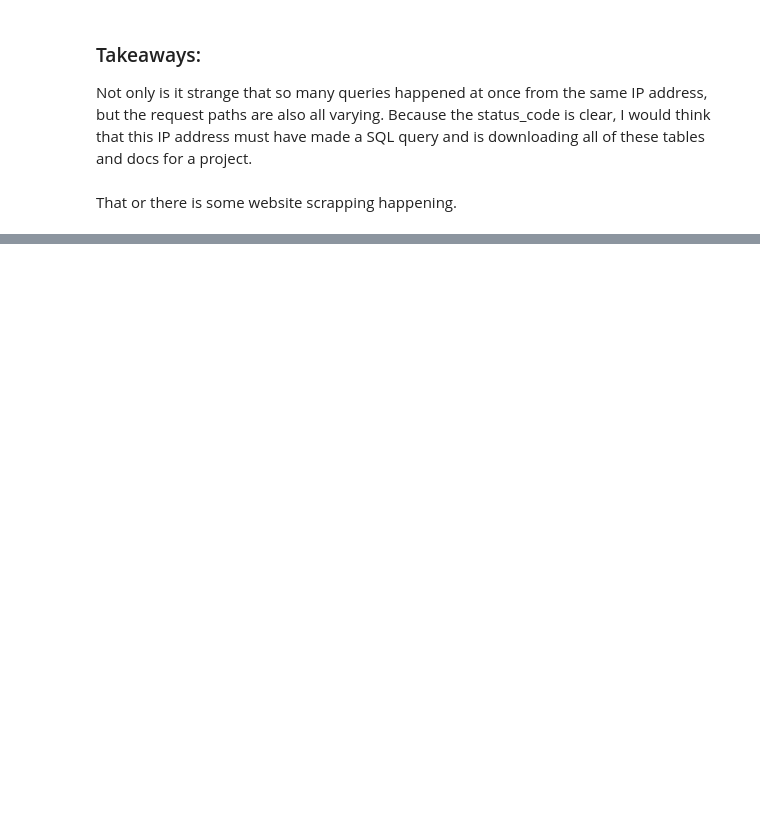
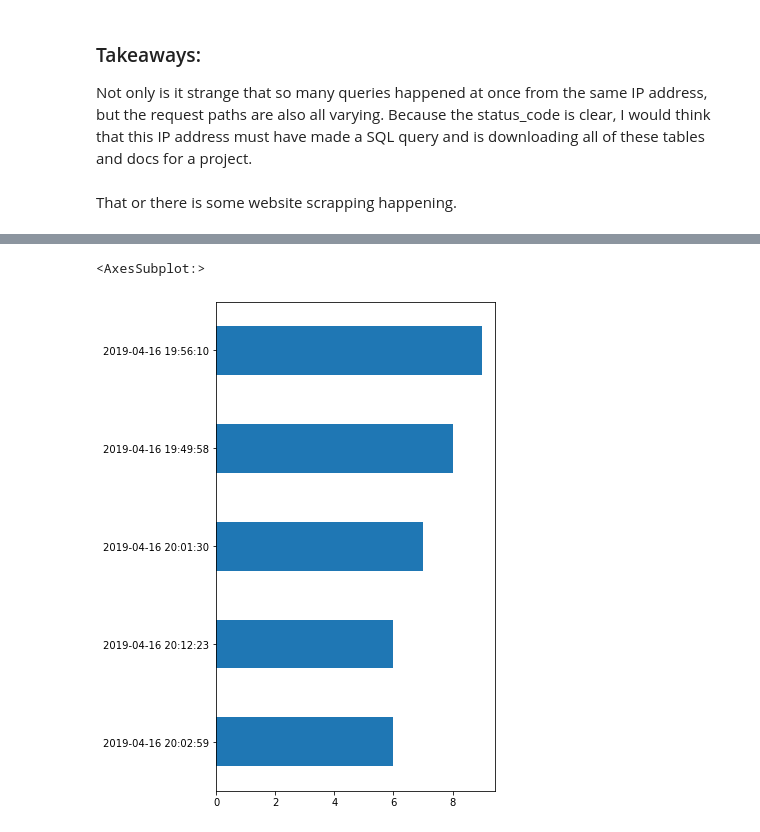
Before and after one commit to jeneyring/anomaly-detection-exercises, a Jupyter notebook: discrete_anomaly_detection.ipynb, the cells around one changed output, grey strips where cells are left out. Saved outputs shown, nothing was run; the diff lists cells and outputs as text; code cells hidden in the pictures; blank space fills up the shorter version.

```diff
--- a/discrete_anomaly_detection.ipynb
+++ b/discrete_anomaly_detection.ipynb
@@ -200,3 +204,6 @@ df[df.index == '2019-04-16 20:02:59']
 | 2019-04-16 20:02:59 | 97.105.19.58 | GET | /api/v1/sales?page=139 | HTTP/1.1 | 200 | 513236 | python-requests/2.20.1 | 0.489460 |
 | 2019-04-16 20:02:59 | 97.105.19.58 | GET | /api/v1/sales?page=99 | HTTP/1.1 | 200 | 512312 | python-requests/2.21.0 | 0.488579 |
 | 2019-04-16 20:02:59 | 97.105.19.58 | GET | / | HTTP/1.1 | 200 | 42 | python-requests/2.21.0 | 0.000040 |
+# %%
+ts_df = value_counts_and_frequencies(df.index)
+ts_df.head()
@@ -202,0 +217,5 @@ df[df.index == '2019-04-16 20:02:59']
+# %%
+ts_df['count'].sort_values().tail(5).plot.barh(figsize=(5, 9))
+# %% [output]
+<AxesSubplot:>
+[figure, added]
```
Also changed, not shown: parts of 21 cells of this notebook.
